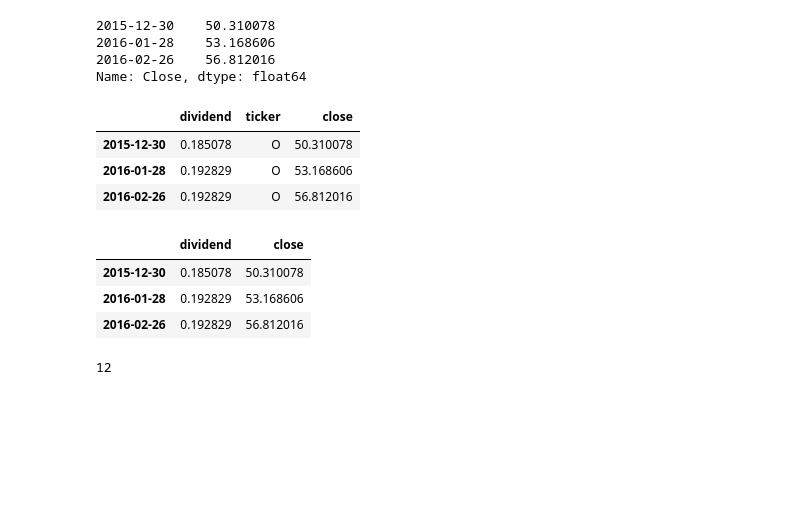
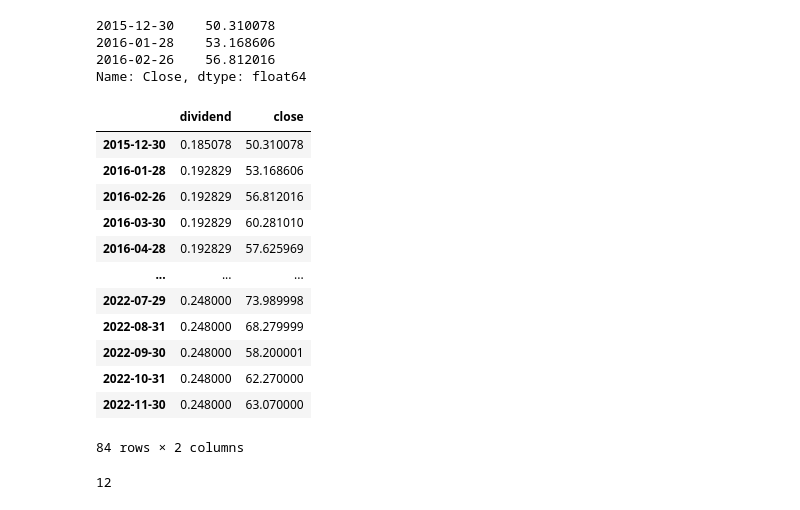
Before and after one commit to shawsk0723/dividend-investment, a Jupyter notebook: DividendYieldInvestmentTest.ipynb, the cells around one changed output. Saved outputs shown, nothing was run; the diff lists cells and outputs as text; code cells hidden in the pictures; blank space fills up the shorter version.

```diff
--- a/DividendYieldInvestmentTest.ipynb
+++ b/DividendYieldInvestmentTest.ipynb
@@ -50,0 +120,2 @@ dividends.tail(3)
+# %%
+dividends.drop(['ticker'], axis=1, inplace=True)
@@ -94,9 +213,18 @@ Name: Close, dtype: float64
 # %%
 dividends['close'] = df_close_price
 # %%
-dividends.head(3)
+dividends
 # %% [output]
-|  | dividend | ticker | close |
-| 2015-12-30 | 0.185078 | O | 50.310078 |
-| 2016-01-28 | 0.192829 | O | 53.168606 |
-| 2016-02-26 | 0.192829 | O | 56.812016 |
+|  | dividend | close |
+| 2015-12-30 | 0.185078 | 50.310078 |
+| 2016-01-28 | 0.192829 | 53.168606 |
+| 2016-02-26 | 0.192829 | 56.812016 |
+| 2016-03-30 | 0.192829 | 60.281010 |
+| 2016-04-28 | 0.192829 | 57.625969 |
+| ... | ... | ... |
+| 2022-07-29 | 0.248000 | 73.989998 |
+| 2022-08-31 | 0.248000 | 68.279999 |
+| 2022-09-30 | 0.248000 | 58.200001 |
+| 2022-10-31 | 0.248000 | 62.270000 |
+| 2022-11-30 | 0.248000 | 63.070000 |
+84 rows × 2 columns
@@ -105,10 +231,3 @@ dividends = dividends.drop('ticker', axis=1)
-# %%
-dividends.head(3)
-# %% [output]
-|  | dividend | close |
-| 2015-12-30 | 0.185078 | 50.310078 |
-| 2016-01-28 | 0.192829 | 53.168606 |
-| 2016-02-26 | 0.192829 | 56.812016 |
 # %%
 div_freq = round(len(dividends.index)/DIV_PERIODS)
 # %%
```
Also changed, not shown: parts of 27 cells of this notebook.
